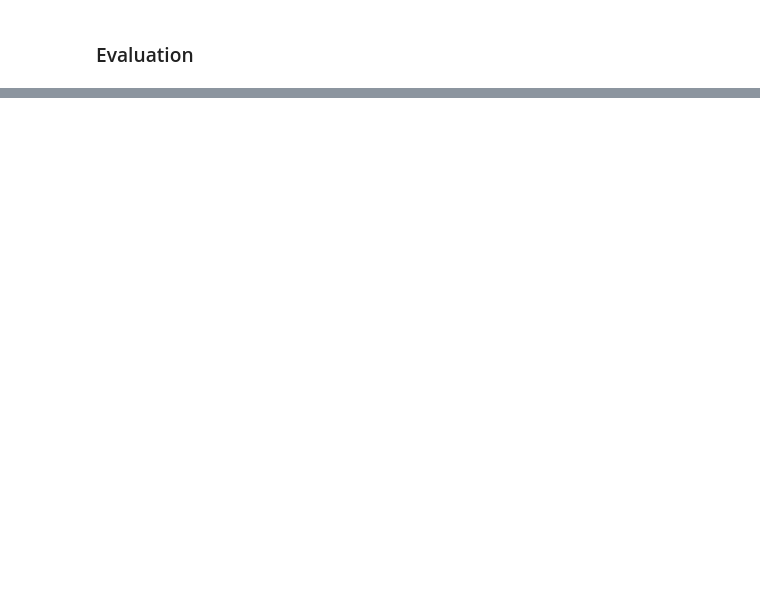
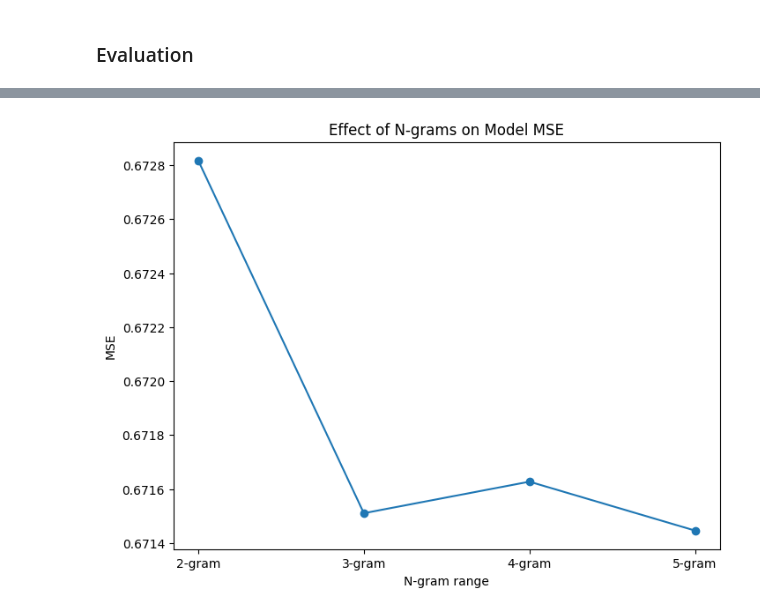
Before and after one commit to JudeRgamba/CSE-158R-Assignment-2, a Jupyter notebook: assignment2.ipynb, the cells around one changed output, grey strips where cells are left out. Cells and saved outputs as stored; diff of their text form; code cells hidden in the pictures; blank space fills up the shorter version.

```diff
--- a/assignment2.ipynb
+++ b/assignment2.ipynb
@@ -560,0 +612,16 @@ Best alpha is 4 with a valid mse of 0.6546055573943995
+# %%
+# N-gram Range
+
+x = np.array(['2-gram', '3-gram', '4-gram', '5-gram'])
+y= np.array([0.6728172442784467, 0.6715106837708766, 0.6716274422638255,
+             0.6714462931903205])
+
+plt.figure(figsize=(8,6))
+plt.plot(x, y, marker='o')
+plt.xlabel('N-gram range')
+plt.ylabel('MSE')
+plt.title('Effect of N-grams on Model MSE')
+
+plt.show()
+# %% [output]
+[figure, added]
```
Also changed, not shown: parts of 20 cells of this notebook.
